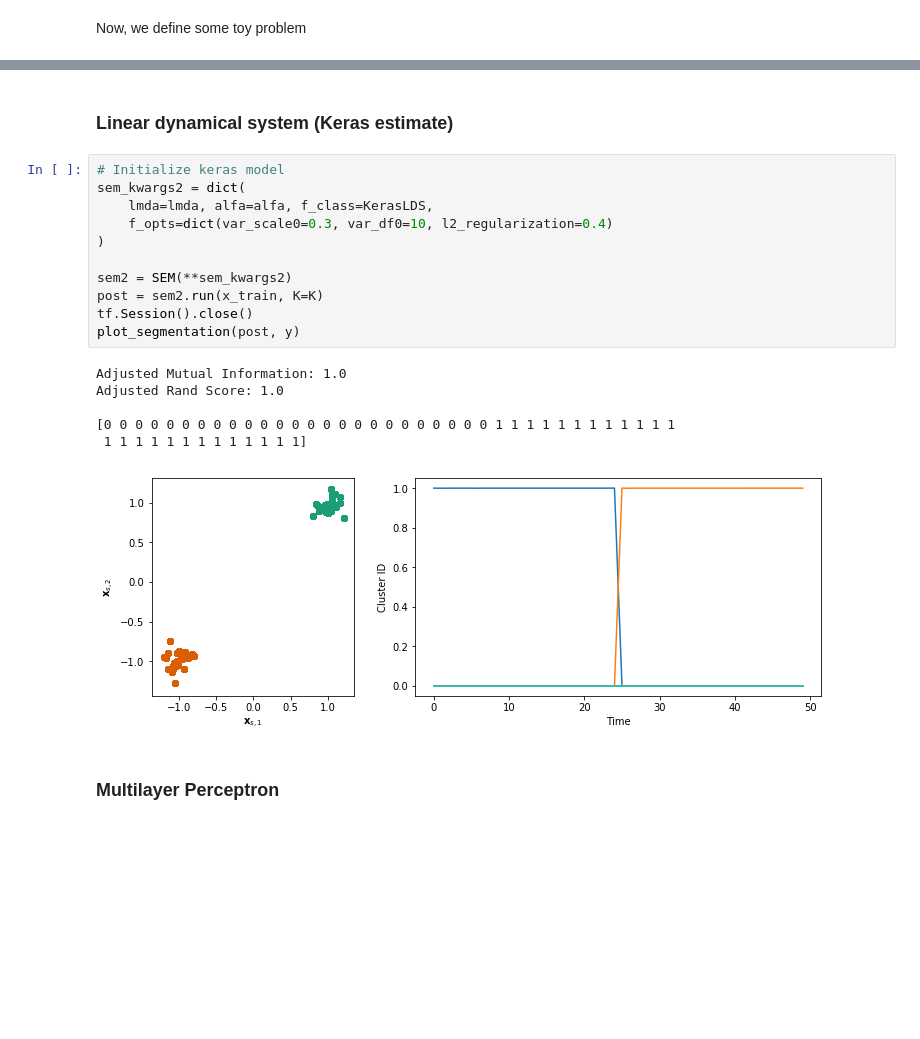
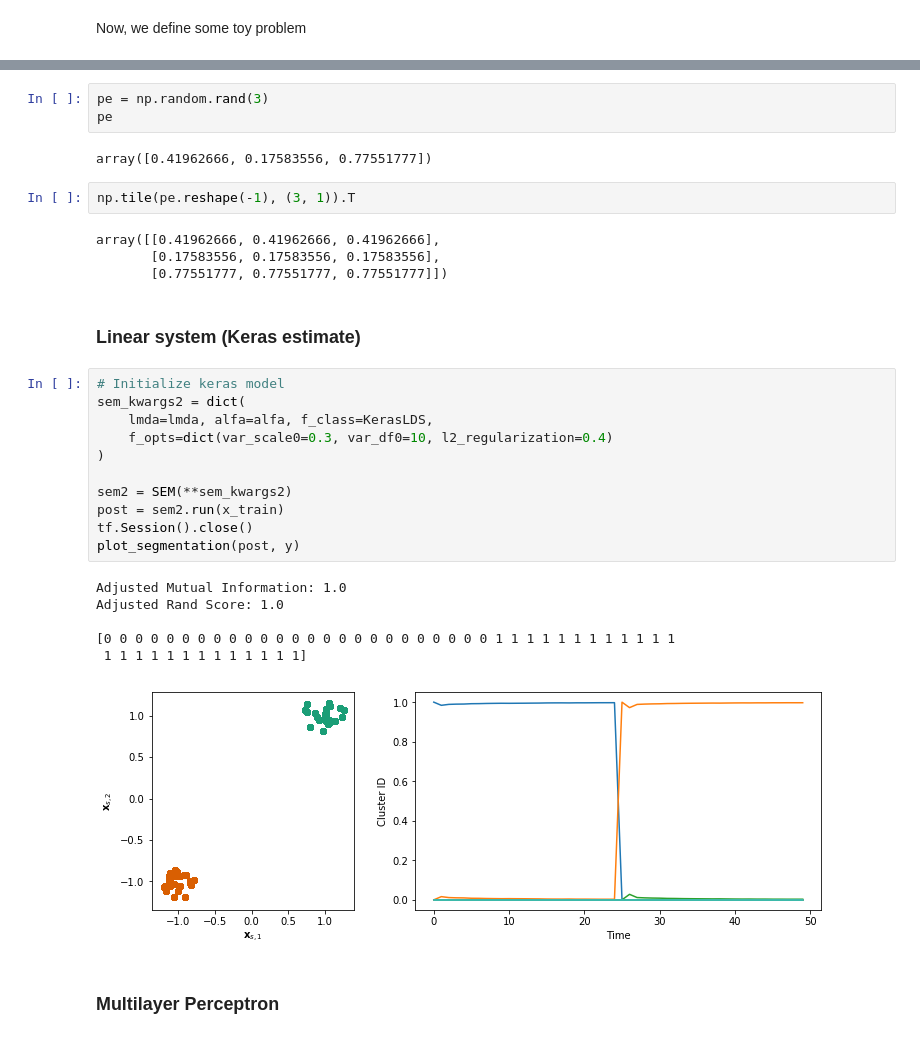
Before and after one commit to nicktfranklin/SEM_paper_simulations, a Jupyter notebook: Demo - Toy Data (Segmentation).ipynb, the cells around one changed output, grey strips where cells are left out. Drawn from its saved outputs; the diff is of its cells as text; blank space fills up the shorter version.

```diff
--- a/Demo - Toy Data (Segmentation).ipynb
+++ b/Demo - Toy Data (Segmentation).ipynb
@@ -110,23 +110,34 @@ Adjusted Rand Score: 1.0
+# %%
+pe = np.random.rand(3)
+pe
+# %% [output]
+array([0.41962666, 0.17583556, 0.77551777])
+# %%
+np.tile(pe.reshape(-1), (3, 1)).T
+# %% [output]
+array([[0.41962666, 0.41962666, 0.41962666],
+       [0.17583556, 0.17583556, 0.17583556],
+       [0.77551777, 0.77551777, 0.77551777]])
 # %% [markdown]
-### Linear dynamical system (Keras estimate)
+### Linear system (Keras estimate)
 # %%
 # Initialize keras model
 sem_kwargs2 = dict(
     lmda=lmda, alfa=alfa, f_class=KerasLDS,
     f_opts=dict(var_scale0=0.3, var_df0=10, l2_regularization=0.4)
 )
 
 sem2 = SEM(**sem_kwargs2)
-post = sem2.run(x_train, K=K)
+post = sem2.run(x_train)
 tf.Session().close()
 plot_segmentation(post, y)
 # %% [output]
 Adjusted Mutual Information: 1.0
 Adjusted Rand Score: 1.0
 
 [0 0 0 0 0 0 0 0 0 0 0 0 0 0 0 0 0 0 0 0 0 0 0 0 0 1 1 1 1 1 1 1 1 1 1 1 1
  1 1 1 1 1 1 1 1 1 1 1 1 1]
-[figure, old version]
+[figure, new version]
 # %% [markdown]
 ### Multilayer Perceptron
 # %%
```
Also changed, not shown: parts of 47 cells of this notebook, 14 other files.
